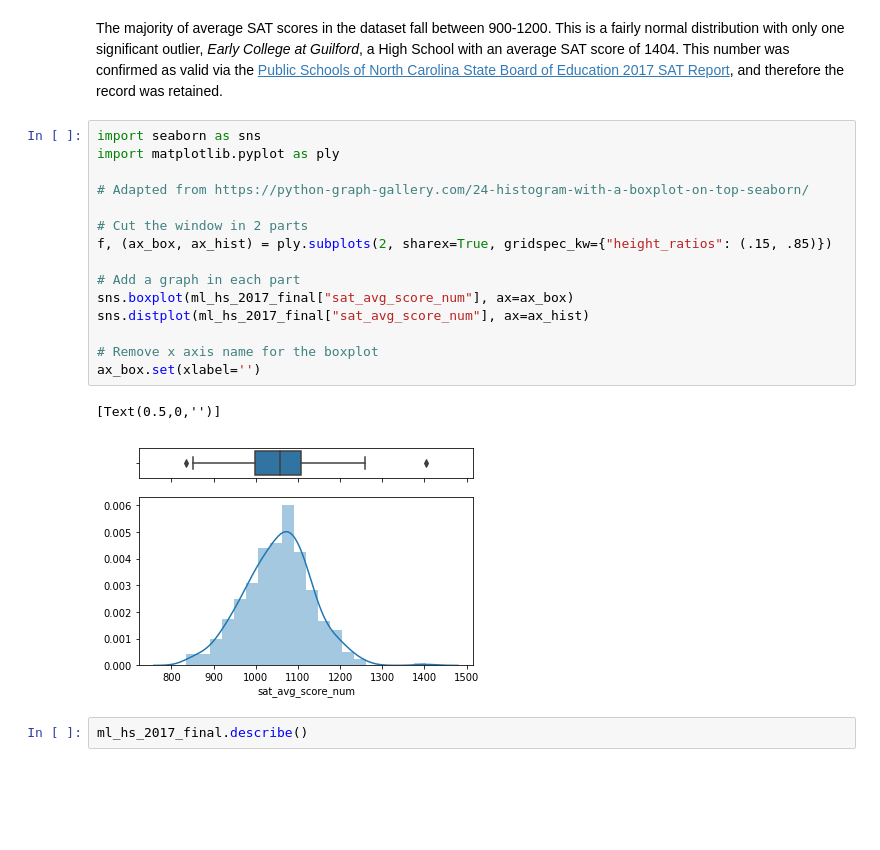
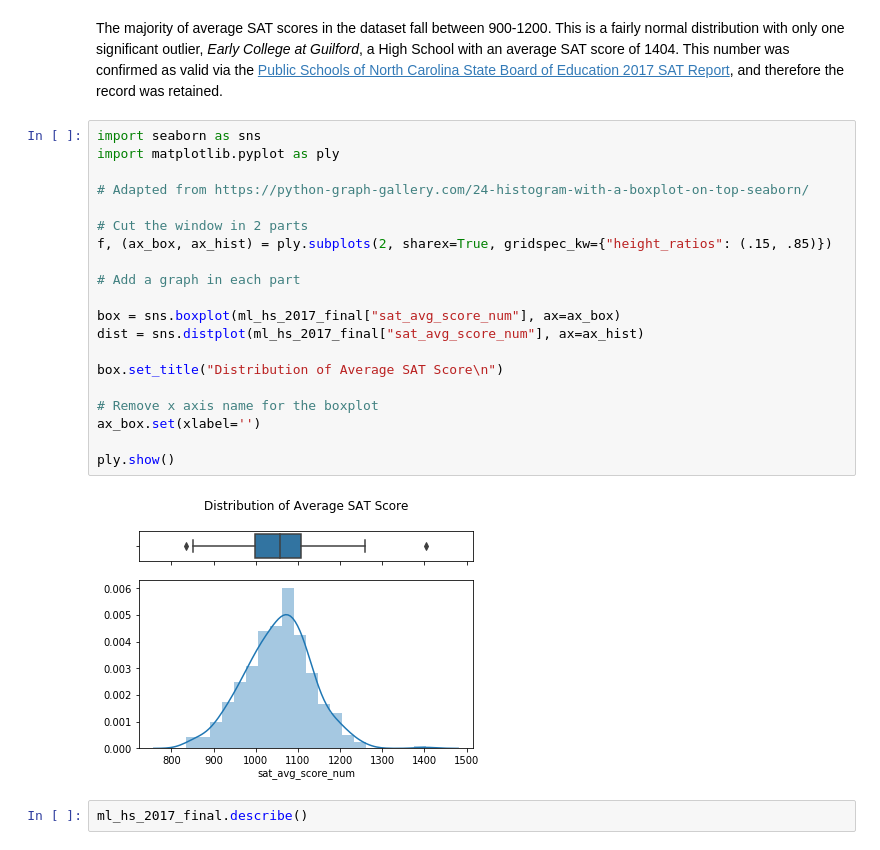
Before and after one commit to jeffweltman/MSDS7331, a Jupyter notebook: Jeff - NC Education - Data Quality and Explore Joint Attributes.ipynb, the cells around one changed output. Cells and saved outputs as stored; diff of their text form; blank space fills up the shorter version.

Commit message:
Added titles to plots

```diff
--- a/Jeff - NC Education - Data Quality and Explore Joint Attributes.ipynb
+++ b/Jeff - NC Education - Data Quality and Explore Joint Attributes.ipynb
@@ -88,21 +88,25 @@ The majority of average SAT scores in the dataset fall between 900-1200. This is
 # %%
 import seaborn as sns
 import matplotlib.pyplot as ply
 
 # Adapted from https://python-graph-gallery.com/24-histogram-with-a-boxplot-on-top-seaborn/
 
 # Cut the window in 2 parts
 f, (ax_box, ax_hist) = ply.subplots(2, sharex=True, gridspec_kw={"height_ratios": (.15, .85)})
 
 # Add a graph in each part
-sns.boxplot(ml_hs_2017_final["sat_avg_score_num"], ax=ax_box)
-sns.distplot(ml_hs_2017_final["sat_avg_score_num"], ax=ax_hist)
+
+box = sns.boxplot(ml_hs_2017_final["sat_avg_score_num"], ax=ax_box)
+dist = sns.distplot(ml_hs_2017_final["sat_avg_score_num"], ax=ax_hist)
+
+box.set_title("Distribution of Average SAT Score\n")
 
 # Remove x axis name for the boxplot
 ax_box.set(xlabel='')
+
+ply.show()
 # %% [output]
-[Text(0.5,0,'')]
-[figure, old version]
+[figure, new version]
 # %%
 ml_hs_2017_final.describe()
 # %% [output]
```
Also changed, not shown: parts of 10 cells of this notebook.
